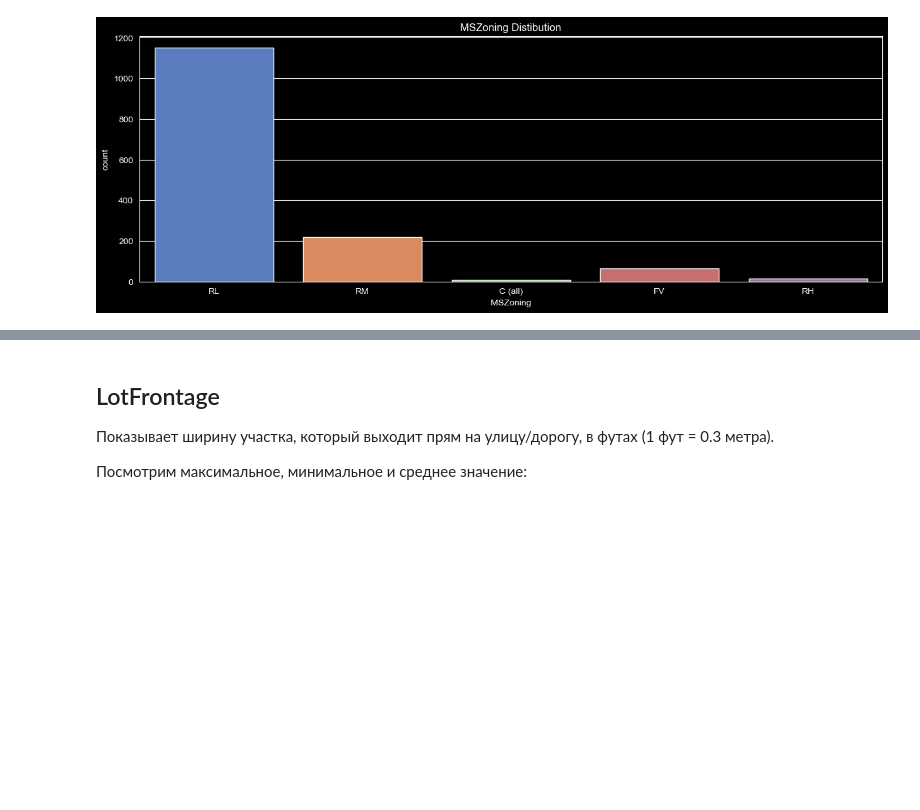
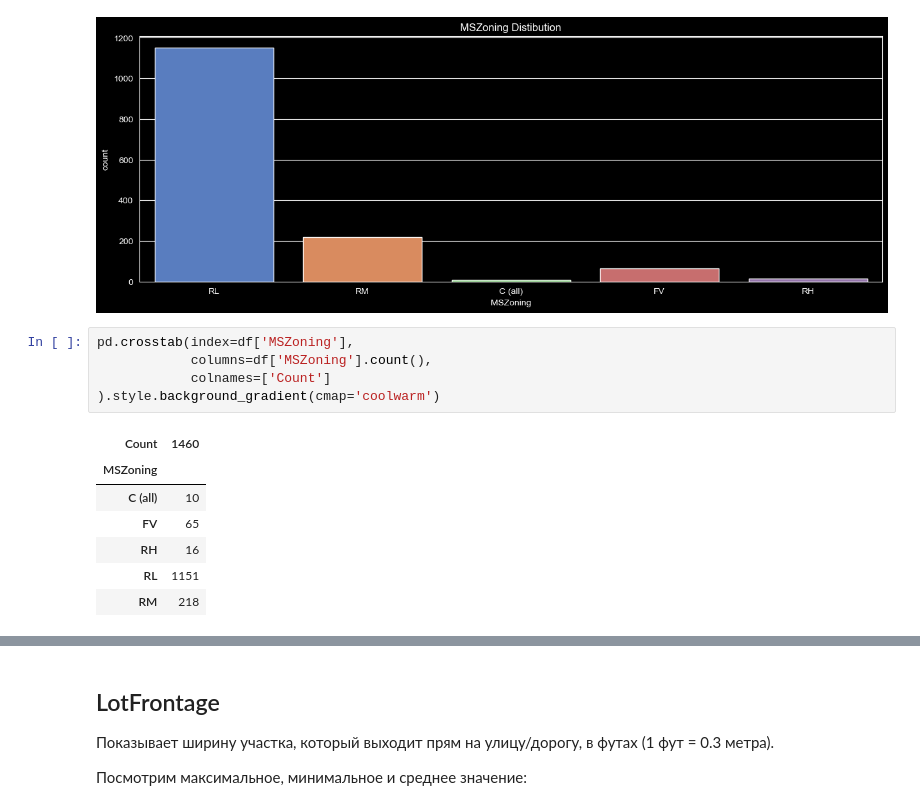
Before and after one commit to SashaCurry/HousePrices, a Jupyter notebook: 1_EDA.ipynb, the cells around one changed output, grey strips where cells are left out. Drawn from its saved outputs; the diff is of its cells as text; blank space fills up the shorter version.

```diff
--- a/1_EDA.ipynb
+++ b/1_EDA.ipynb
@@ -231,4 +231,17 @@ plt.title('MSZoning Distibution')
 plt.show()
 # %% [output]
 [figure]
+# %%
+pd.crosstab(index=df['MSZoning'],
+            columns=df['MSZoning'].count(),
+            colnames=['Count']
+).style.background_gradient(cmap='coolwarm')
+# %% [output]
+| Count | 1460 |
+| MSZoning |  |
+| C (all) | 10 |
+| FV | 65 |
+| RH | 16 |
+| RL | 1151 |
+| RM | 218 |
 # %% [markdown]
```
Also changed, not shown: parts of 35 cells of this notebook, 2 other files.
